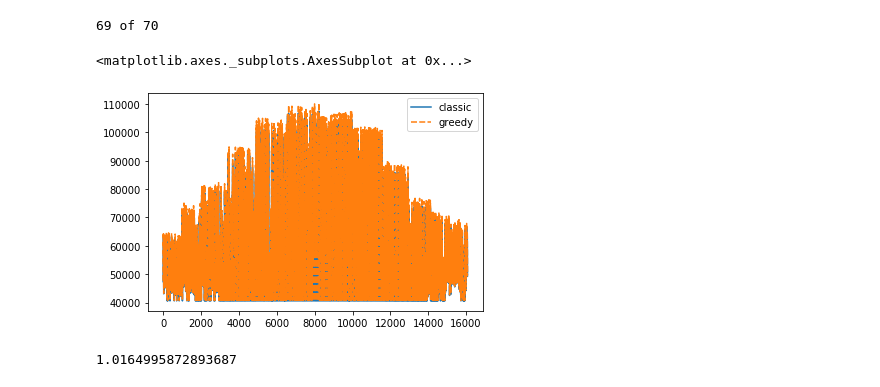
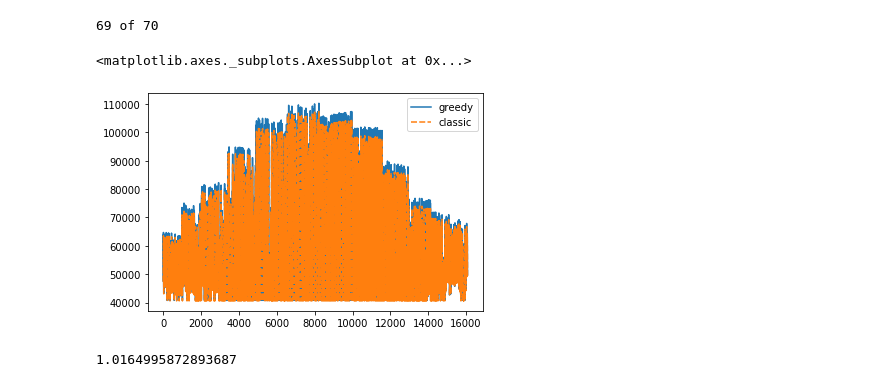
Before and after one commit to OrlandoMatteo/panelplacement, a Jupyter notebook: ghi_100.ipynb, the cells around one changed output. Saved outputs shown, nothing was run; the diff lists cells and outputs as text; code cells hidden in the pictures.

```diff
--- a/ghi_100.ipynb
+++ b/ghi_100.ipynb
@@ -216,10 +216,10 @@ classicProduction=sum(Pclassic)
 # %%
 import seaborn as sns
 # %%
-sns.lineplot(data=pd.DataFrame({"classic":classicProduction,"greedy":greedyProduction}))
+sns.lineplot(data=pd.DataFrame({"greedy":greedyProduction,"classic":classicProduction}))
 # %% [output]
 <matplotlib.axes._subplots.AxesSubplot at 0x...>
-[figure, old version]
+[figure, new version]
 # %%
 sum(greedyProduction)/sum(classicProduction)
 # %% [output]
```
Also changed, not shown: 2 other files.
